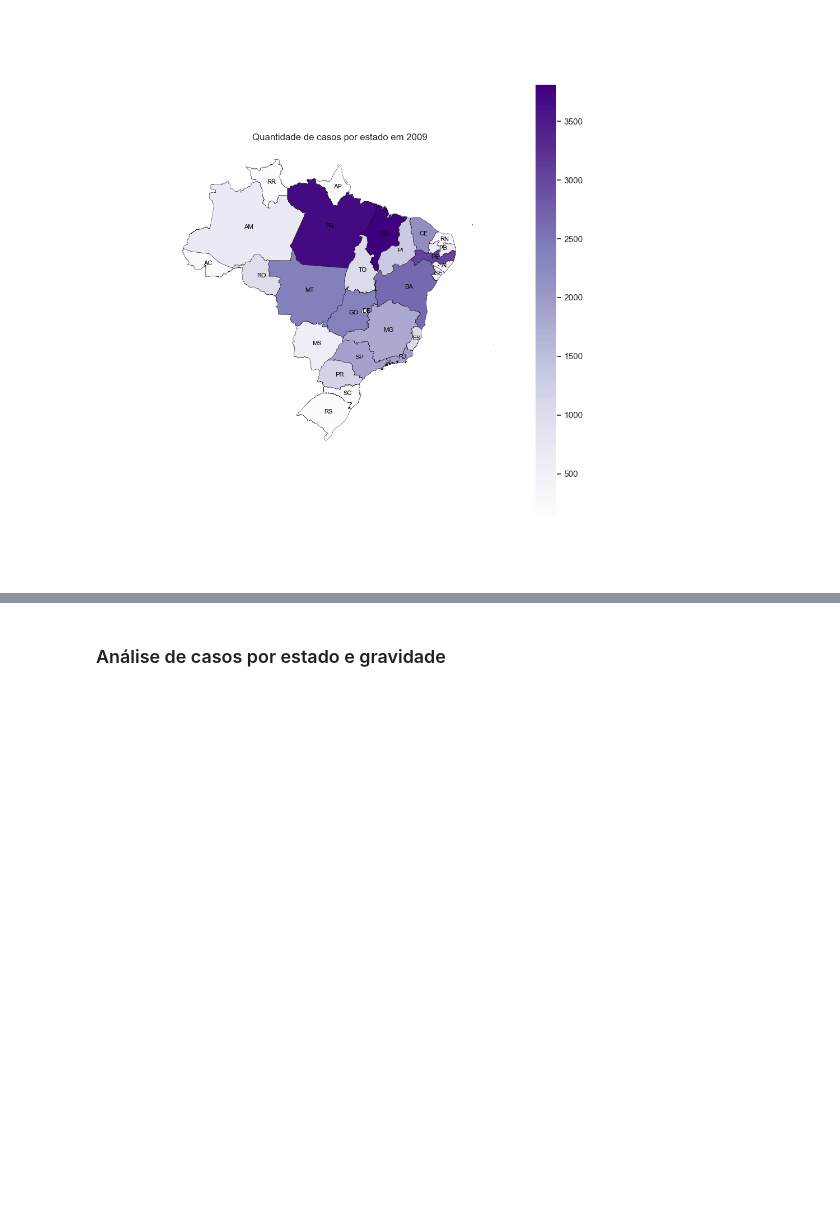
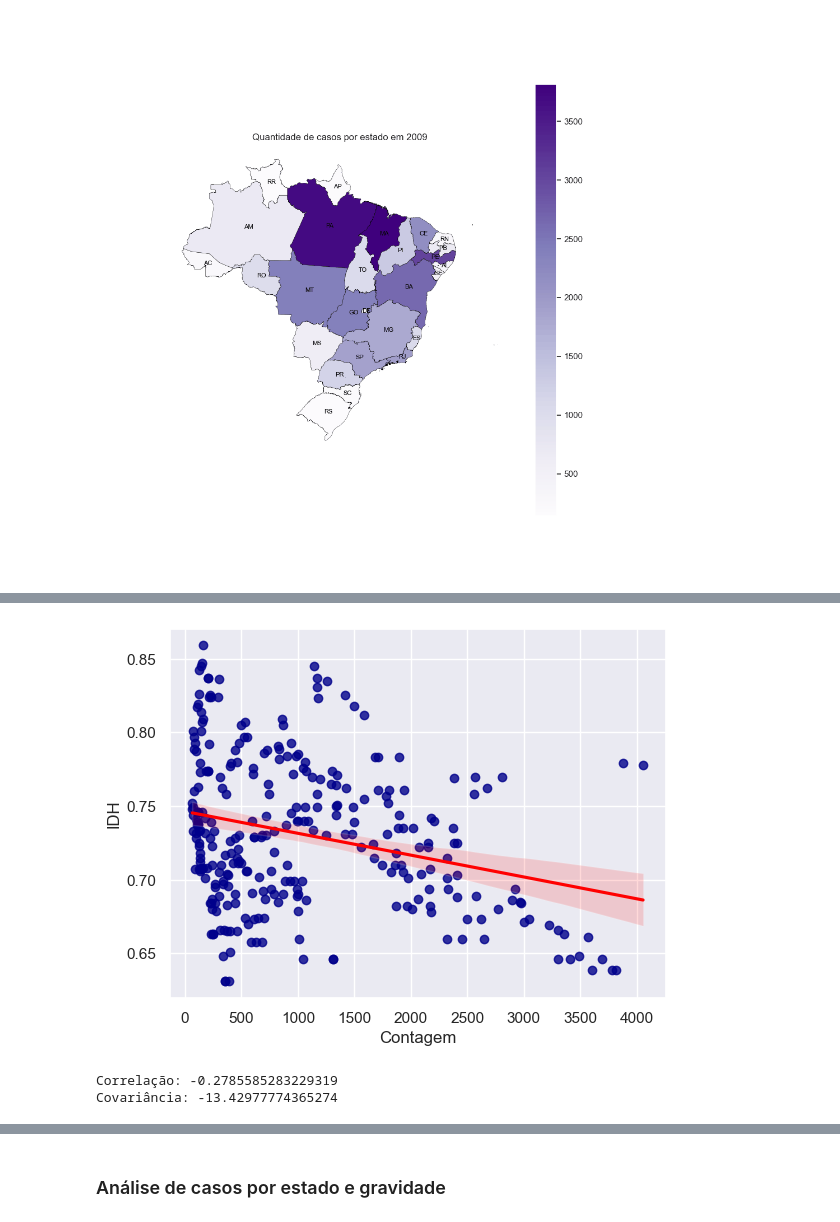
Before and after one commit to datasci4health/projects2023, a Jupyter notebook: hans_project/notebooks/EDA_Hans.ipynb, the cells around one changed output, grey strips where cells are left out. Drawn from its saved outputs; the diff is of its cells as text; code cells hidden in the pictures; blank space fills up the shorter version.

Commit message:
analises correlação

```diff
--- a/hans_project/notebooks/EDA_Hans.ipynb
+++ b/hans_project/notebooks/EDA_Hans.ipynb
@@ -40,6 +53,18 @@ df_hans.head()
 df_hans.shape
 # %% [output]
 (309555, 38)
+# %%
+# Remove datas inconsistentes
+
+try:
+  df_hans['DTINICTRAT'] = pd.to_datetime(df_hans['DTINICTRAT'])
+  df_hans['DTALTA_N'] = pd.to_datetime(df_hans['DTALTA_N'])
+except ValueError:
+    df_hans['DTINICTRAT'] = pd.to_datetime(df_hans['DTINICTRAT'], errors='coerce')
+    df_hans['DTALTA_N'] = pd.to_datetime(df_hans['DTALTA_N'], errors='coerce')
+
+df_hans['DURACAO_TRAT'] = (df_hans['DTALTA_N'] - df_hans['DTINICTRAT']).dt.days
+df_hans = df_hans[df_hans['DURACAO_TRAT'] >= 0]
 # %% [markdown]
 # EDA
 # %% [markdown]
@@ -131,0 +161,4 @@ Image(filename='../assets/graficos/graficos.gif')
+# %%
+df_idh = pd.read_csv('../data/interim/idh_interim.csv')
+df_idh['IDH'] = df_idh['IDH'].astype(float)
+df_idh.head()
@@ -131,0 +172,3 @@ Image(filename='../assets/graficos/graficos.gif')
+# %%
+df_hans_idh = pd.merge(df_hans_states_per_year, df_idh, on=['UF', 'NU_ANO'], how='inner')
+df_hans_idh.head()
@@ -131,0 +182,21 @@ Image(filename='../assets/graficos/graficos.gif')
+# %%
+# Cria o gráfico de dispersão com linha de regressão
+sns.regplot(x='Contagem', y='IDH', data=df_hans_idh, color='darkblue', line_kws={'color': 'red'})
+
+# Exibe o gráfico
+plt.show()
+# %% [output]
+[figure, added]
+# %%
+# Calcule a correlação entre as variáveis
+correlation = df_hans_idh['Contagem'].corr(df_hans_idh['IDH'])
+# Imprima o resultado
+print('Correlação:', correlation)
+
+# Calcule a covariância entre as variáveis
+covariance = df_hans_idh['Contagem'].cov(df_hans_idh['IDH'])
+# Imprima o resultado
+print('Covariância:', covariance)
+# %% [output]
+Correlação: -0.2785585283229319
+Covariância: -13.42977774365274
```
Also changed, not shown: parts of 28 cells of this notebook, 4 other files.
